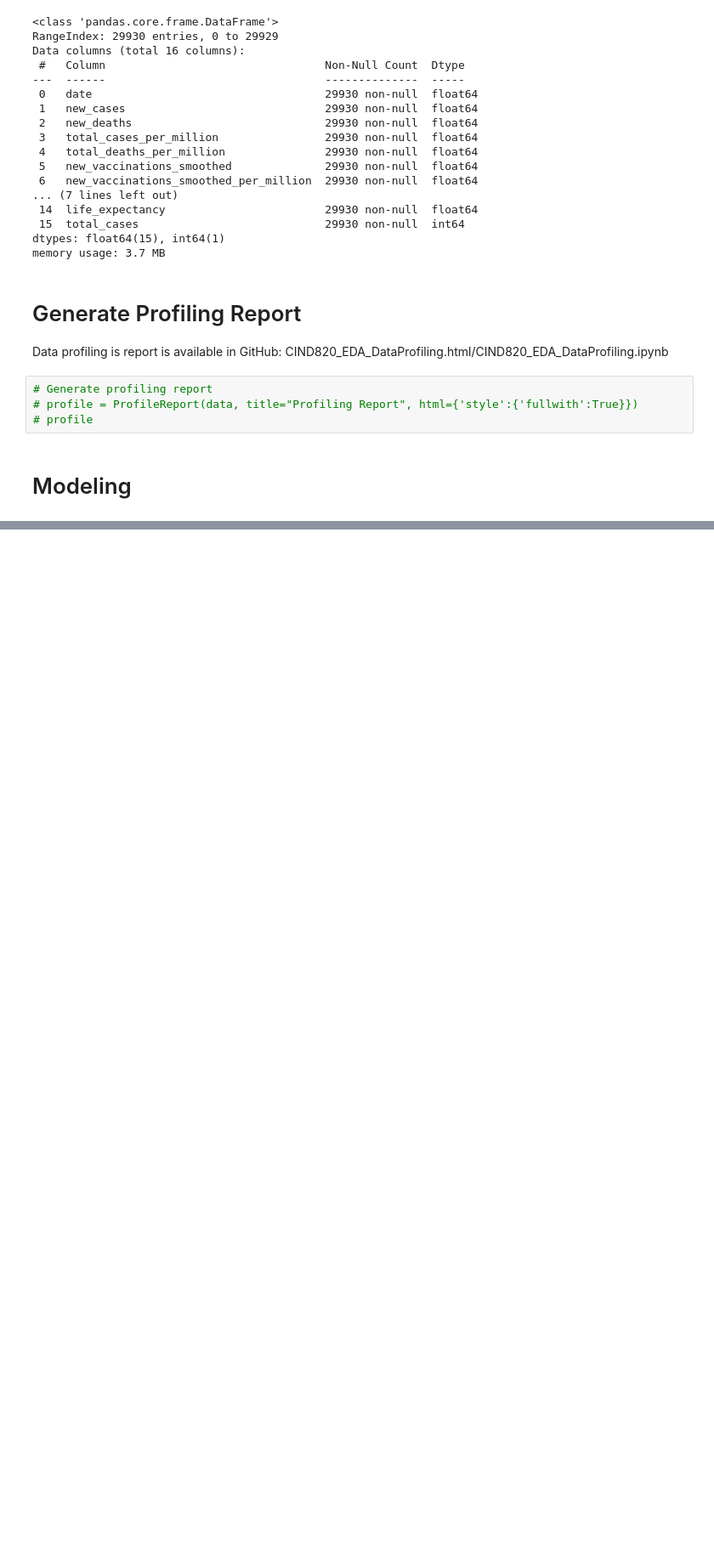
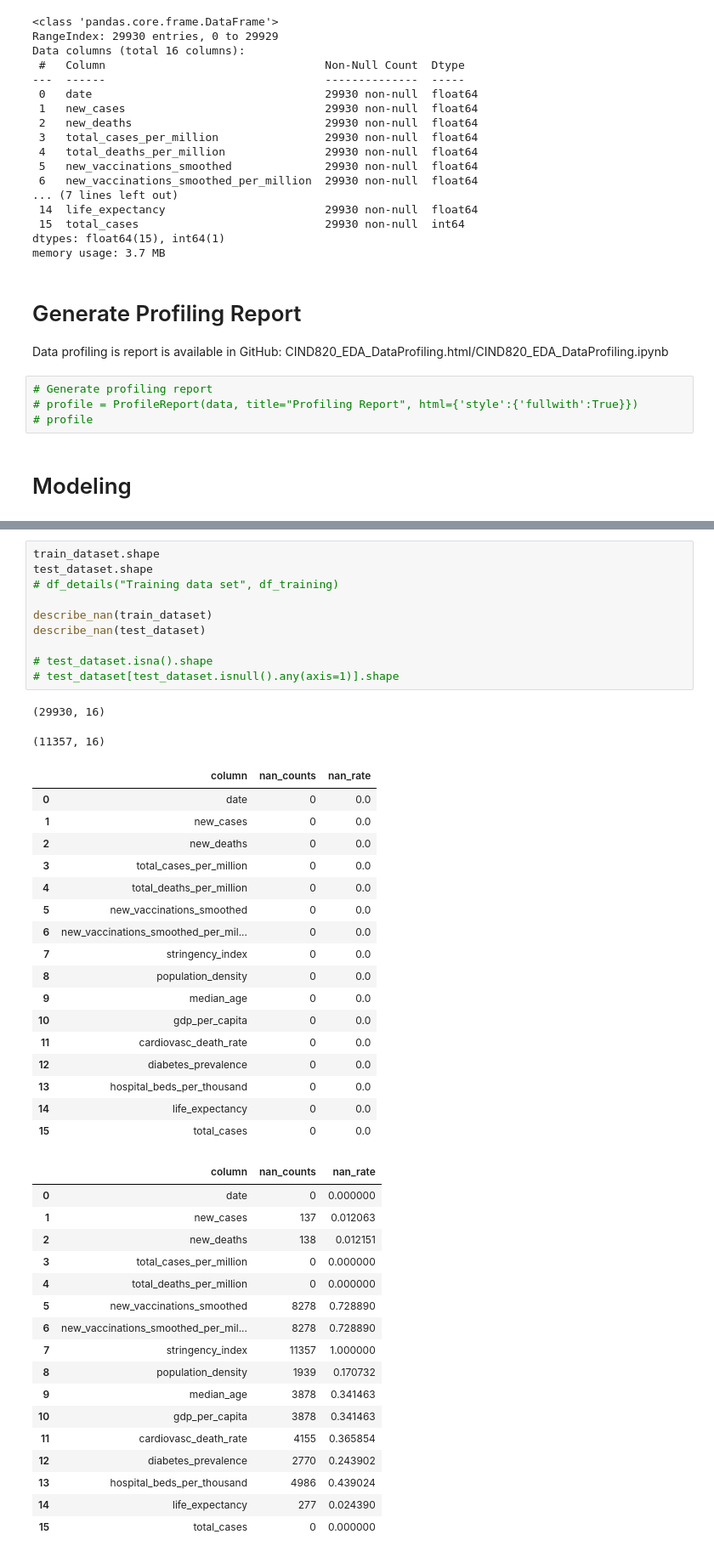
Before and after one commit to aamadorc/CIND820, a Jupyter notebook: CIND820_EDA.ipynb, the cells around one changed output, grey strips where cells are left out. Shown at 85% size. Cells and saved outputs as stored; diff of their text form; blank space fills up the shorter version.

```diff
--- a/CIND820_EDA.ipynb
+++ b/CIND820_EDA.ipynb
@@ -1077,0 +1069,47 @@ Index(['date', 'new_cases', 'new_deaths', 'total_cases_per_million',
+# %%
+train_dataset.shape
+test_dataset.shape
+# df_details("Training data set", df_training)
+
+describe_nan(train_dataset)
+describe_nan(test_dataset)
+
+# test_dataset.isna().shape
+# test_dataset[test_dataset.isnull().any(axis=1)].shape
+# %% [output]
+(29930, 16)
+(11357, 16)
+|  | column | nan_counts | nan_rate |
+| 0 | date | 0 | 0.0 |
+| 1 | new_cases | 0 | 0.0 |
+| 2 | new_deaths | 0 | 0.0 |
+| 3 | total_cases_per_million | 0 | 0.0 |
+| 4 | total_deaths_per_million | 0 | 0.0 |
+| 5 | new_vaccinations_smoothed | 0 | 0.0 |
+| 6 | new_vaccinations_smoothed_per_mil... | 0 | 0.0 |
+| 7 | stringency_index | 0 | 0.0 |
+| 8 | population_density | 0 | 0.0 |
+| 9 | median_age | 0 | 0.0 |
+| 10 | gdp_per_capita | 0 | 0.0 |
+| 11 | cardiovasc_death_rate | 0 | 0.0 |
+| 12 | diabetes_prevalence | 0 | 0.0 |
+| 13 | hospital_beds_per_thousand | 0 | 0.0 |
+| 14 | life_expectancy | 0 | 0.0 |
+| 15 | total_cases | 0 | 0.0 |
+|  | column | nan_counts | nan_rate |
+| 0 | date | 0 | 0.000000 |
+| 1 | new_cases | 137 | 0.012063 |
+| 2 | new_deaths | 138 | 0.012151 |
+| 3 | total_cases_per_million | 0 | 0.000000 |
+| 4 | total_deaths_per_million | 0 | 0.000000 |
+| 5 | new_vaccinations_smoothed | 8278 | 0.728890 |
+| 6 | new_vaccinations_smoothed_per_mil... | 8278 | 0.728890 |
+| 7 | stringency_index | 11357 | 1.000000 |
+| 8 | population_density | 1939 | 0.170732 |
+| 9 | median_age | 3878 | 0.341463 |
+| 10 | gdp_per_capita | 3878 | 0.341463 |
+| 11 | cardiovasc_death_rate | 4155 | 0.365854 |
+| 12 | diabetes_prevalence | 2770 | 0.243902 |
+| 13 | hospital_beds_per_thousand | 4986 | 0.439024 |
+| 14 | life_expectancy | 277 | 0.024390 |
+| 15 | total_cases | 0 | 0.000000 |
```
Also changed, not shown: parts of 16 cells of this notebook, 1 other file.
